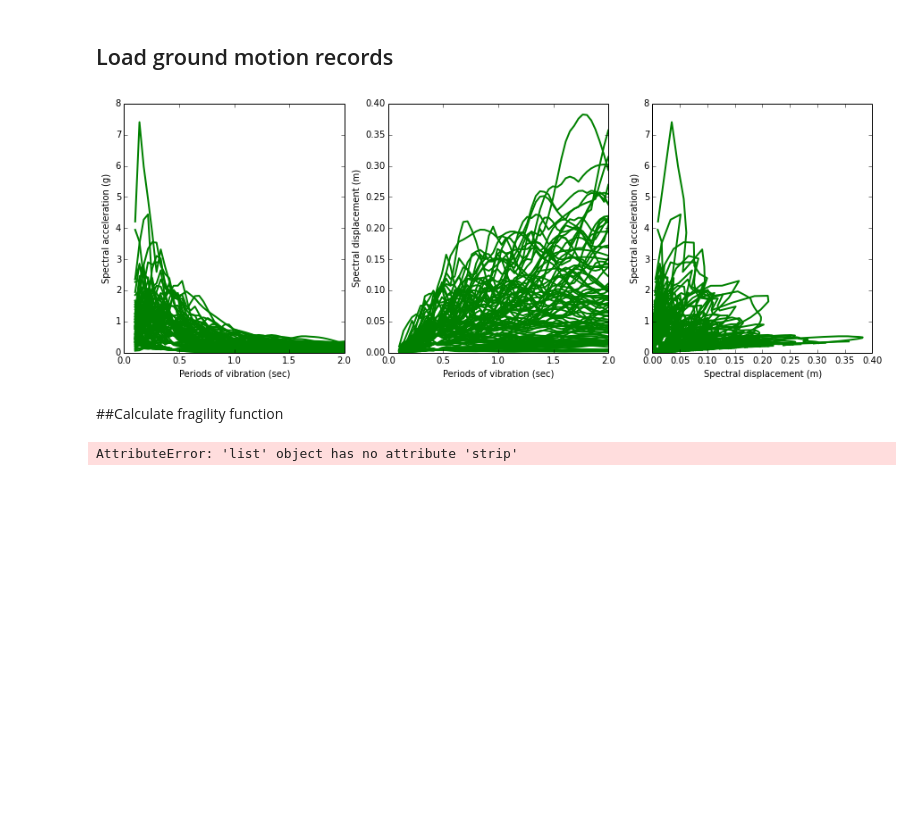
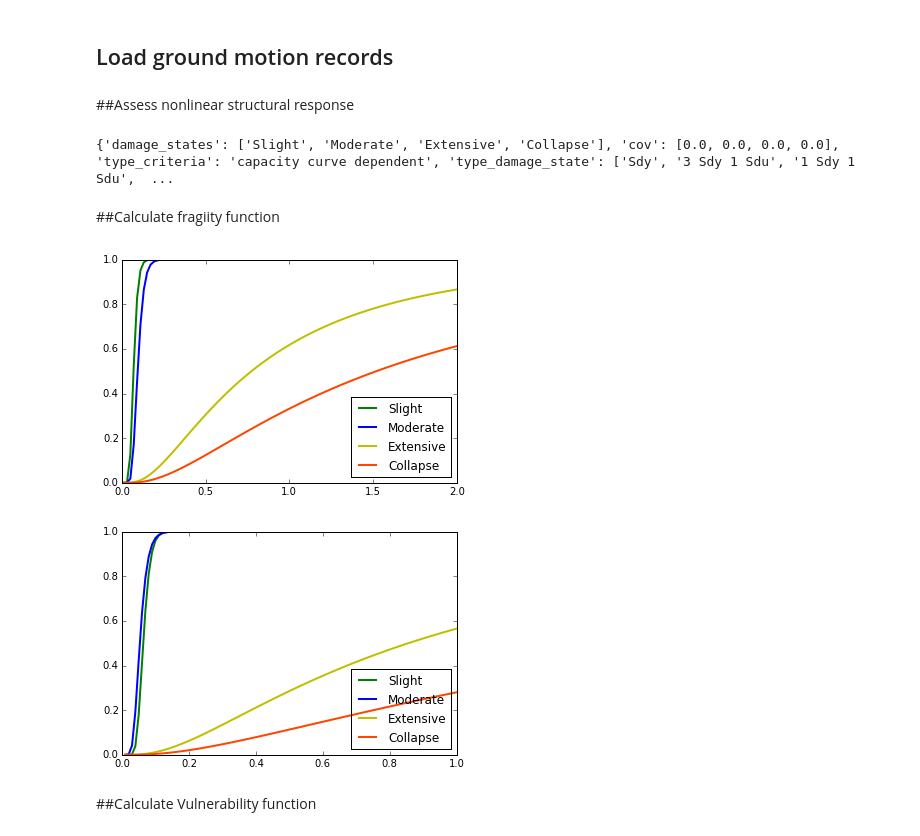
Before and after one commit to GEMScienceTools/rmtk, a Jupyter notebook: rmtk/vulnerability/derivation_fragility/hybrid_methods/CSM/CSM.ipynb, the cells around one changed output. Drawn from its saved outputs; the diff is of its cells as text; code cells hidden in the pictures; blank space fills up the shorter version.

Commit message:
Heavy changes on the structure and utils

```diff
--- a/rmtk/vulnerability/derivation_fragility/hybrid_methods/CSM/CSM.ipynb
+++ b/rmtk/vulnerability/derivation_fragility/hybrid_methods/CSM/CSM.ipynb
@@ -23,25 +23,41 @@ utils.plot_capacity_curves(capacity_curves)
 # %%
 gmrs_folder = '../../../../../../rmtk_data/accelerograms'
 gmrs = utils.read_gmrs(gmrs_folder)
-minT = 0.1
+minT = 0.0
 maxT = 2
-utils.plot_response_spectra(gmrs,minT,maxT)
+#utils.plot_response_spectra(gmrs,minT,maxT)
-# %% [output]
-[figure, removed]
+# %% [markdown]
+##Assess nonlinear structural response
+# %%
+import capacitySpectrumMethod
+
+damage_model = utils.read_damage_model('../../../../../../rmtk_data/damage_model.csv')
+print damage_model
+damping_model = 'Priesley_et_al2007_frames'
+damping = 0.05
+#PDM, Sds = capacitySpectrumMethod.calculate_fragility(capacity_curves,gmrs,damage_model,damping_model,damping)
+# %% [output]
+{'damage_states': ['Slight', 'Moderate', 'Extensive', 'Collapse'], 'cov': [0.0, 0.0, 0.0, 0.0], 'type_criteria': 'capacity curve dependent', 'type_damage_state': ['Sdy', '3 Sdy 1 Sdu', '1 Sdy 1 Sdu',  ...
 # %% [markdown]
-##Calculate fragility function
+##Calculate fragiity function
-# %%
-import capacitySpectrumMethod
-
-damage_model = utils.read_damage_model('../../../../../../rmtk_data/damage_model.csv')
-damping_model = 'Priesley_et_al2007_frames'
-damping = 0.05
-
-T = 0.3
-regression_method = 'least squares'
-PDM, Sds = capacitySpectrumMethod.calculate_fragility(capacity_curves,gmrs,damage_model,damping_model,damping)
-fragility_model = utils.calculate_mean_fragility(gmrs,PDM,T,damping,'Sa',damage_model,regression_method)
-print fragility_model
-utils.plot_fragility_model(fragility_model,0.01,2)
-# %% [output]
-AttributeError: 'list' object has no attribute 'strip'
+# %%
+T = 0.3
+regression_method = 'least squares'
+PDM = 0
+no_samples = 100
+size_sample = 60
+output_type = 'nrml'
+taxonomy = 'RC'
+minIML = 0.01
+maxIML = 1
+fragility_statistics = utils.calculate_fragility_statistics(gmrs,PDM,T,damping,'Sa',damage_model,regression_method,no_samples,size_sample)
+fragility_model = utils.calculate_mean_fragility(gmrs,PDM,T,damping,'Sa',damage_model,regression_method)
+utils.plot_fragility_model(fragility_model,0.01,2)
+utils.plot_fragility_stats(fragility_statistics,minIML,maxIML)
+
+utils.save_mean_fragility(taxonomy,fragility_model,minIML,maxIML,output_type)
+# %% [output]
+[figure, added]
+[figure, added]
+# %% [markdown]
+##Calculate Vulnerability function
```
Also changed, not shown: parts of 2 cells of this notebook, 16 other files.
